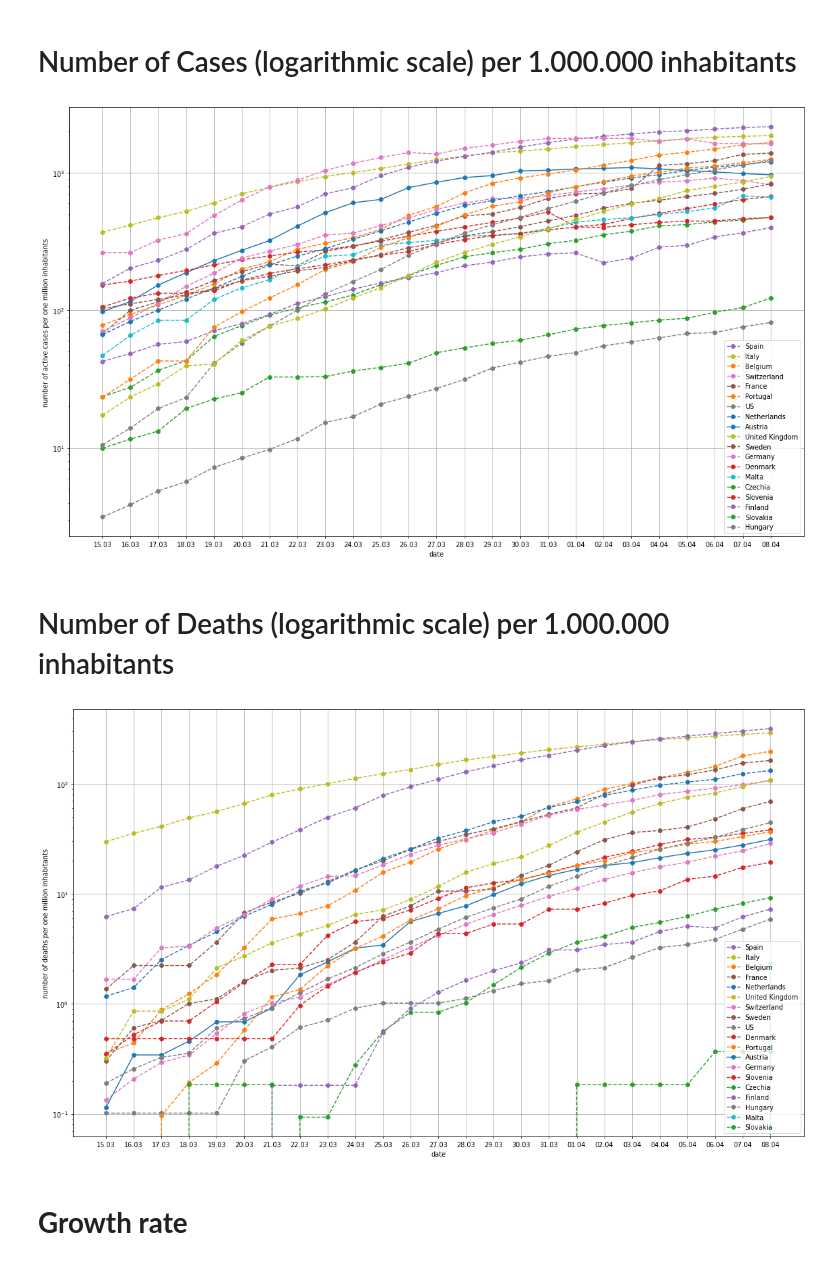
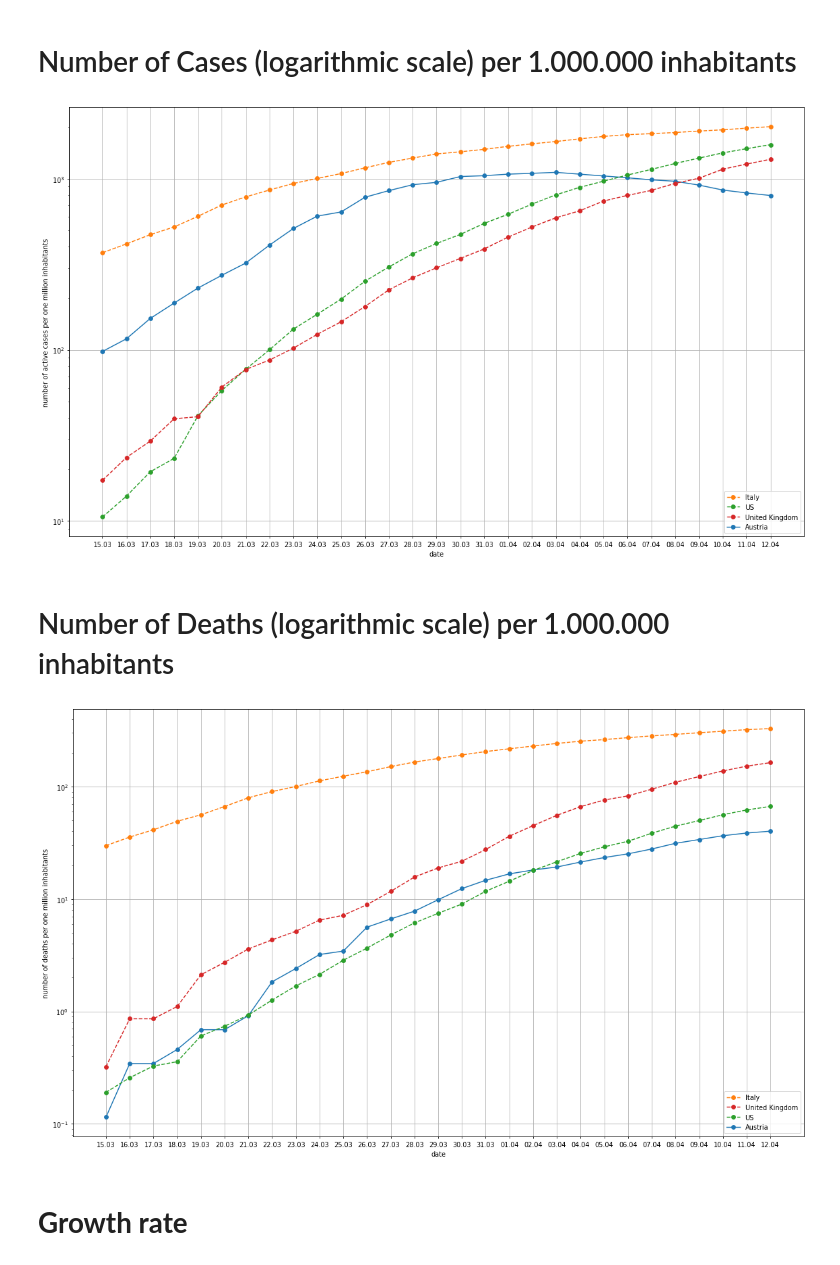
Before and after one commit to human-centered-ai-lab/app-covid-19-playground, a Jupyter notebook: covid_19_playground.ipynb, the cells around one changed output. Saved outputs shown, nothing was run; the diff lists cells and outputs as text; code cells hidden in the pictures.

```diff
--- a/covid_19_playground.ipynb
+++ b/covid_19_playground.ipynb
@@ -68,6 +68,7 @@ dots_per_inch = 70
 plt.figure( figsize=(width_in_inches, height_in_inches), dpi=dots_per_inch)
 
 #countriesOfInterest = ['Austria', 'Belgium', 'Denmark',  'Germany', 'Hungary',  'Italy', 'Netherlands', 'Slovenia', 'Spain', 'Sweden', 'Switzerland', 'US', 'United Kingdom']
+countriesOfInterest = ['Austria',  'Italy', 'US', 'United Kingdom']
 
 datesToInspect = []
 x_axis_data = [];
@@ -82,34 +83,34 @@ i = 0
 for c in countriesOfInterest:
         y_axis_data = []
         for dataindex in datesToInspect:
             datafromonecontry = data[c]
             for daydata in datafromonecontry:
                 #print (daydata['date'], dataindex)
                 if daydata['date'] == dataindex:
                     cc = daydata['confirmed'] - daydata['recovered']
                     normalizedcc = cc * 1000000 / population[c]
                     v = normalizedcc
                     numberToOrder[i] = v
                     y_axis_data.append(v)
         ls = 'solid' if c == 'Austria' else '--'
         lines, = plt.plot(x_axis_data,  y_axis_data, label=c, linestyle=ls, marker='o')
         labels.append (c)
         i = i + 1
 
 LabelOrdering = []
 for e in sorted(numberToOrder.items(), key=lambda x: x[1], reverse=True):
   LabelOrdering.append (e[0])
 
 plt.yscale('log')
 plt.xlabel("date")
 plt.ylabel("number of active cases per one million inhabitants")
 plt.grid(True)
 
 handles, labels = plt.gca().get_legend_handles_labels()
 plt.legend([handles[idx] for idx in LabelOrdering],[labels[idx] for idx in LabelOrdering], loc='lower right')
 plt.show()
 # %% [output]
-[figure, old version]
+[figure, new version]
 # %% [markdown]
 # Number of Deaths (logarithmic scale) per 1.000.000 inhabitants
 # %%
@@ -161,7 +162,7 @@ handles, labels = plt.gca().get_legend_handles_labels()
 plt.legend([handles[idx] for idx in LabelOrdering],[labels[idx] for idx in LabelOrdering], loc='lower right')
 plt.show()
 # %% [output]
-[figure, old version]
+[figure, new version]
 # %% [markdown]
 # **Growth rate**
 # %%
```
Also changed, not shown: parts of 2 cells of this notebook.
